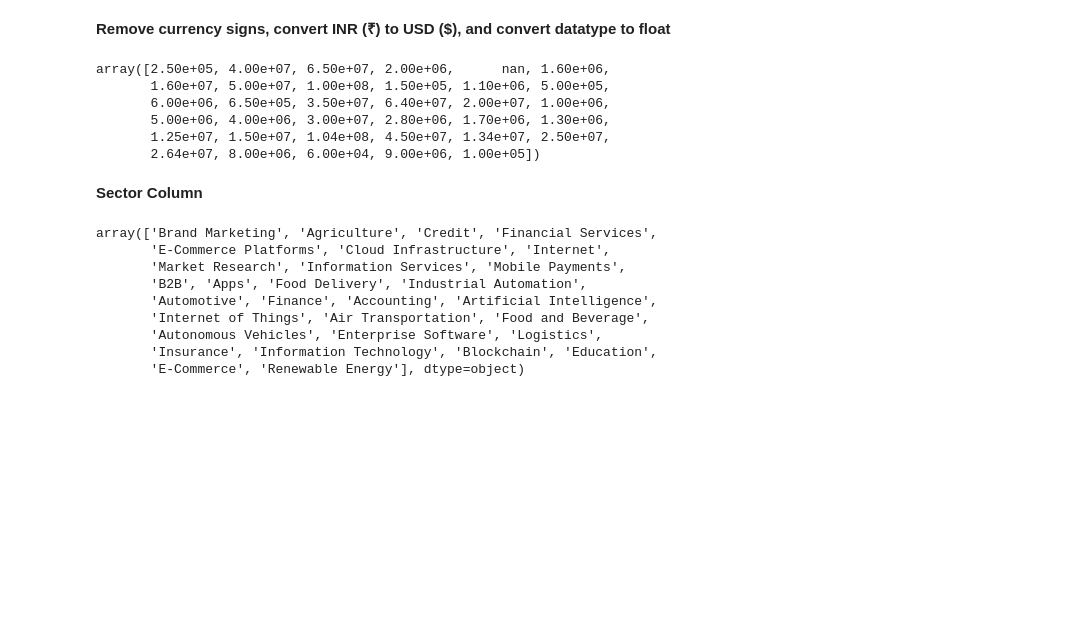
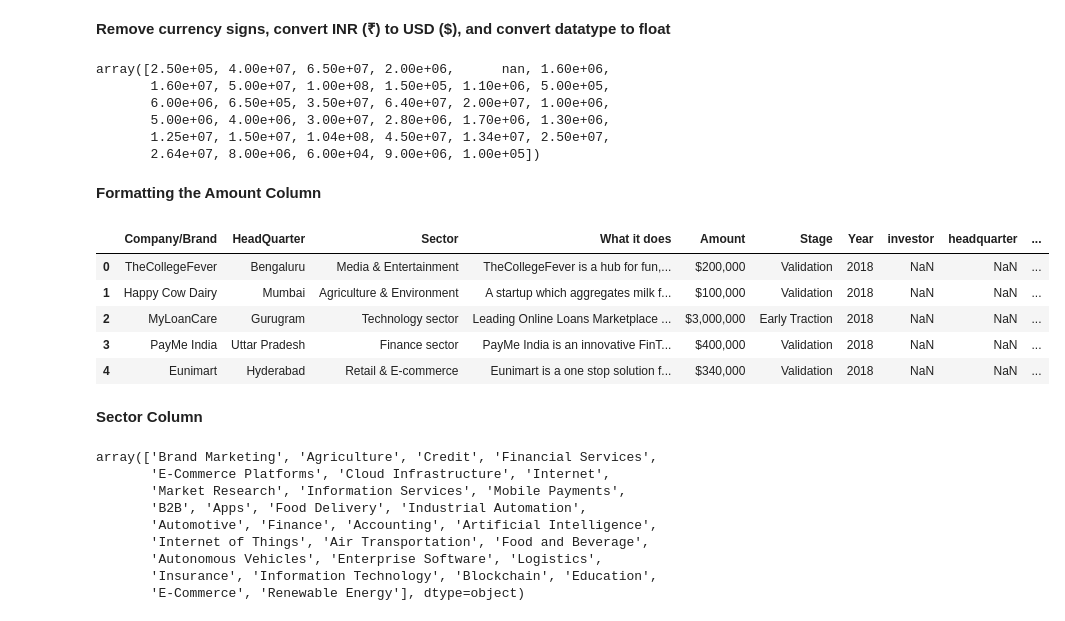
Before and after one commit to Wisdom-EdemD-rah/Indian-Startup-Ecosystem-Project, a Jupyter notebook: Notebooks/ISEP.ipynb, the cells around one changed output. Drawn from its saved outputs; the diff is of its cells as text; code cells hidden in the pictures; blank space fills up the shorter version.

```diff
--- a/Notebooks/ISEP.ipynb
+++ b/Notebooks/ISEP.ipynb
@@ -1796,6 +1888,30 @@ array([2.50e+05, 4.00e+07, 6.50e+07, 2.00e+06,      nan, 1.60e+06,
        5.00e+06, 4.00e+06, 3.00e+07, 2.80e+06, 1.70e+06, 1.30e+06,
        1.25e+07, 1.50e+07, 1.04e+08, 4.50e+07, 1.34e+07, 2.50e+07,
        2.64e+07, 8.00e+06, 6.00e+04, 9.00e+06, 1.00e+05])
+# %% [markdown]
+**Formatting the Amount Column**
+# %%
+# Format the amount columns and drop for the 2020 dataset.
+
+def format_amount(value):
+    try:
+        float_value = float(value)  # convert the value to a float
+        formatted_value = "${:,.0f}".format(float_value)  # If successful, format it as currency with $ before the number
+        return formatted_value
+    except ValueError:
+        return value  # If the conversion fails, return the original value
+
+# Apply the format_amount function to the 'Amount' column
+df_merged['Amount'] = df_2020['Amount'].apply(lambda x: format_amount(x))
+
+df_merged.head()
+# %% [output]
+|  | Company/Brand | HeadQuarter | Sector | What it does | Amount | Stage | Year | investor | headquarter | ... |
+| 0 | TheCollegeFever | Bengaluru | Media & Entertainment | TheCollegeFever is a hub for fun,... | $200,000 | Validation | 2018 | NaN | NaN | ... |
+| 1 | Happy Cow Dairy | Mumbai | Agriculture & Environment | A startup which aggregates milk f... | $100,000 | Validation | 2018 | NaN | NaN | ... |
+| 2 | MyLoanCare | Gurugram | Technology sector | Leading Online Loans Marketplace ... | $3,000,000 | Early Traction | 2018 | NaN | NaN | ... |
+| 3 | PayMe India | Uttar Pradesh | Finance sector | PayMe India is an innovative FinT... | $400,000 | Validation | 2018 | NaN | NaN | ... |
+| 4 | Eunimart | Hyderabad | Retail & E-commerce | Eunimart is a one stop solution f... | $340,000 | Validation | 2018 | NaN | NaN | ... |
 # %% [markdown]
 **Sector Column**
 # %%
```
Also changed, not shown: parts of 89 cells of this notebook, 1 other file.
